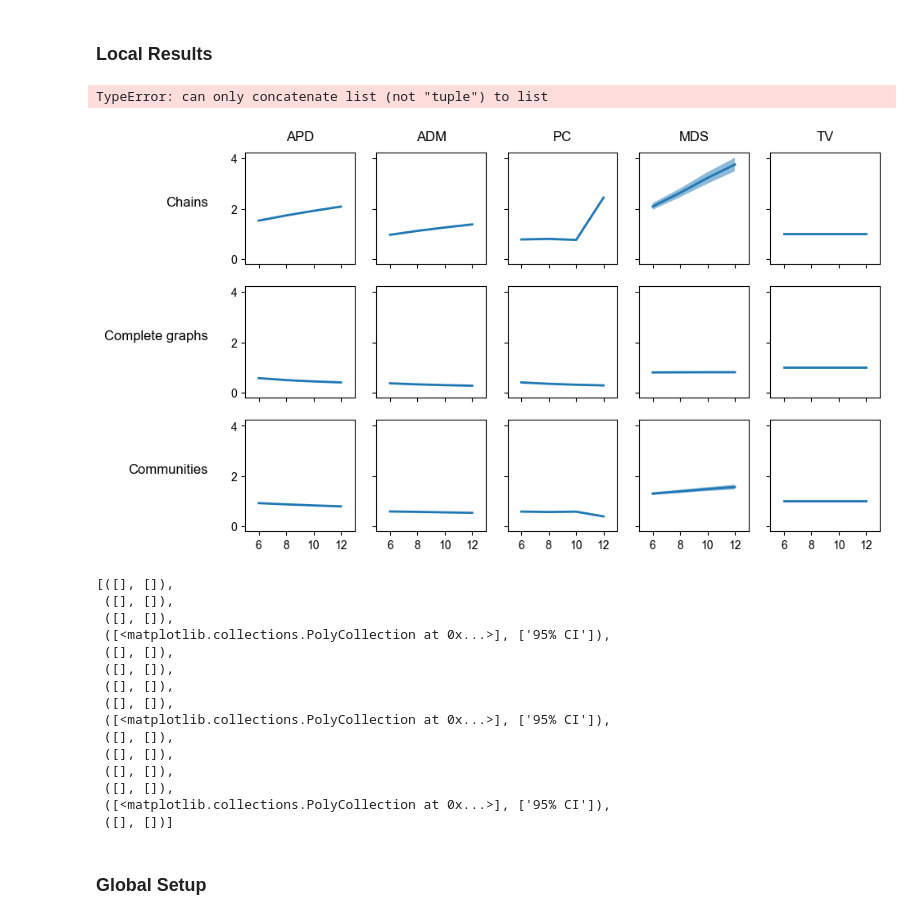
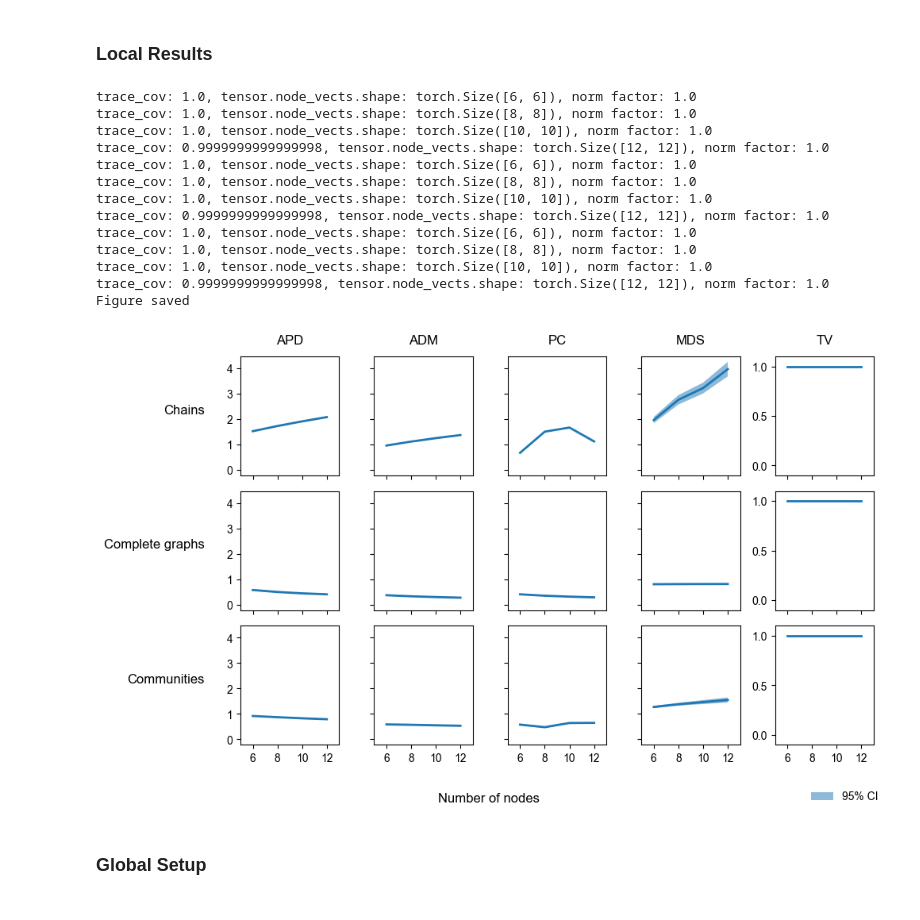
Before and after one commit to Christian-Weidemann/Quantifying-Multipolar-Polarization, a Jupyter notebook: 1_add_orthog_nodes.ipynb, the cells around one changed output. Cells and saved outputs as stored; diff of their text form; code cells hidden in the pictures.

```diff
--- a/1_add_orthog_nodes.ipynb
+++ b/1_add_orthog_nodes.ipynb
@@ -82,13 +77,22 @@ Figure saved
 # %%
 num_nodes_range = [6,8,10,12]
 
-fig, ax = plt.subplots(len(local_tests), len(metrics), figsize=(len(metrics)*2, len(local_tests)*2), sharey=True, sharex=True)
+fig, ax = plt.subplots(len(local_tests), len(metrics), figsize=(len(metrics)*2, len(local_tests)*2), sharex=True)
 
-# Set ticks for all x axes (since they are shared)
-ax[0, 0].set_xticks(num_nodes_range)
+# Set limits and ticks
+for i in range(len(local_tests)):
+    for j in range(len(metrics)):
+        # TV y-ticks and limits
+        if j == len(metrics)-1:
+            ax[i, j].set_yticks([0, 0.5, 1])
+            ax[i, j].set_ylim([-0.1, 1.1])
+        # All other subplots
+        else:
+            ax[i, j].set_xlim(num_nodes_range[0]-1, num_nodes_range[-1]+1)
+            ax[i, j].set_xticks(num_nodes_range)
 
-# Set x limits
-ax[0, 0].set_xlim(num_nodes_range[0]-1, num_nodes_range[-1]+1)
+# Sharing x- and y-axes for all subplots except the last column
+utils.share_axes(ax[:,:-1], sharex=True, sharey=True)
 
 for test_index, (graph_name, graph_type) in enumerate(local_tests):
 
@@ -127,67 +131,54 @@ for test_index, (graph_name, graph_type) in enumerate(local_tests):
                 # Add small random noise to avoid RuntimeWarning: invalid value encountered in multiply
                 run_pols += np.random.normal(0, 1e-10, run_pols.size)
 
                 # Calculate the 95% confidence intervals
                 lower_conf, higher_conf = st.t.interval(0.95, run_pols.size-1, loc=np.mean(run_pols), scale=st.sem(run_pols)) # means[opinion_index]
 
                 lower_confs[opinion_index] = lower_conf
                 higher_confs[opinion_index] = higher_conf
 
             means[opinion_index] = np.mean(run_pols)
 
+        # Draw line at 0 for layout purposes
+        ax[test_index, metric_index].hlines(0, num_nodes_range[0]-1, xmax=num_nodes_range[-1]+1, colors='black', alpha=0, linestyles='dashed')
 
         if polarization_metric in random_run_metrics:
             ax[test_index, metric_index].fill_between(num_nodes_range, higher_confs, lower_confs, alpha=.5, linewidth=0, label="95% CI")
-
-        # Draw line at 0 for layout purposes
-        ax[test_index, metric_index].hlines(0, num_nodes_range[0]-1, xmax=num_nodes_range[-1]+1, colors='black', alpha=0, linestyles='dashed')
 
         ax[test_index, metric_index].plot(num_nodes_range, means, lw=2)
 
         # Add title to the first row
         if test_index == 0:
             ax[test_index, metric_index].set_title(metric_name, fontsize=12, y=1.05, ha='center')
 
         # Add title to the first column
         if metric_index == 0:
             ax[test_index, metric_index].set_ylabel(graph_name, rotation=0, labelpad=20, fontsize=12, ha='right')
 
-# handles, labels = fig.gca().get_legend_handles_labels()
-# by_label = dict(zip(labels, handles))
-# fig.legend(by_label.values()[0], by_label.keys()[0], bbox_to_anchor=(1, 0.5), fontsize=fontsize)
+# Getting legend from last MDS plot
+handles, labels = ax[len(local_tests)-1, len(metrics)-2].get_legend_handles_labels()
+fig.legend(handles, labels, loc='lower right', fontsize=fontsize-2, frameon=False, ncols=len(labels))
 
-lines_labels = [ax.get_legend_handles_labels() for ax in fig.axes]
-lines, labels = [sum(lol, []) for lines, label in zip(lines_labels)]
-fig.legend(list(np.unique(lines)), list(np.unique(labels)))
-
-# fig.supylabel('Polarization', x=0.08)
 fig.supxlabel('Number of nodes', fontsize=12, y=-0.01)
 
+fig.tight_layout()
+
 utils.save_figure("local_res", experiment_folder, overwrite=True)
 # %% [output]
-TypeError: can only concatenate list (not "tuple") to list
+trace_cov: 1.0, tensor.node_vects.shape: torch.Size([6, 6]), norm factor: 1.0
+trace_cov: 1.0, tensor.node_vects.shape: torch.Size([8, 8]), norm factor: 1.0
+trace_cov: 1.0, tensor.node_vects.shape: torch.Size([10, 10]), norm factor: 1.0
+trace_cov: 0.9999999999999998, tensor.node_vects.shape: torch.Size([12, 12]), norm factor: 1.0
+trace_cov: 1.0, tensor.node_vects.shape: torch.Size([6, 6]), norm factor: 1.0
+trace_cov: 1.0, tensor.node_vects.shape: torch.Size([8, 8]), norm factor: 1.0
+trace_cov: 1.0, tensor.node_vects.shape: torch.Size([10, 10]), norm factor: 1.0
+trace_cov: 0.9999999999999998, tensor.node_vects.shape: torch.Size([12, 12]), norm factor: 1.0
+trace_cov: 1.0, tensor.node_vects.shape: torch.Size([6, 6]), norm factor: 1.0
+trace_cov: 1.0, tensor.node_vects.shape: torch.Size([8, 8]), norm factor: 1.0
+trace_cov: 1.0, tensor.node_vects.shape: torch.Size([10, 10]), norm factor: 1.0
+trace_cov: 0.9999999999999998, tensor.node_vects.shape: torch.Size([12, 12]), norm factor: 1.0
+Figure saved
-[figure, old version]
+[figure, new version]
-# %%
-lines_labels = [ax.get_legend_handles_labels() for ax in fig.axes]
-unique_lines_labels = [x for x in lines_labels if x not in unique_lines_labels]
-unique_lines_labels
-# lines, labels = [sum(lol, []) for lol in zip(*lines_labels)]
-# %% [output]
-[([], []),
- ([], []),
- ([], []),
- ([<matplotlib.collections.PolyCollection at 0x...>], ['95% CI']),
- ([], []),
- ([], []),
- ([], []),
- ([], []),
- ([<matplotlib.collections.PolyCollection at 0x...>], ['95% CI']),
- ([], []),
- ([], []),
- ([], []),
- ([], []),
- ([<matplotlib.collections.PolyCollection at 0x...>], ['95% CI']),
- ([], [])]
 # %% [markdown]
 ### Global Setup
 # %%
```
Also changed, not shown: parts of 3 cells of this notebook, 9 other files.
